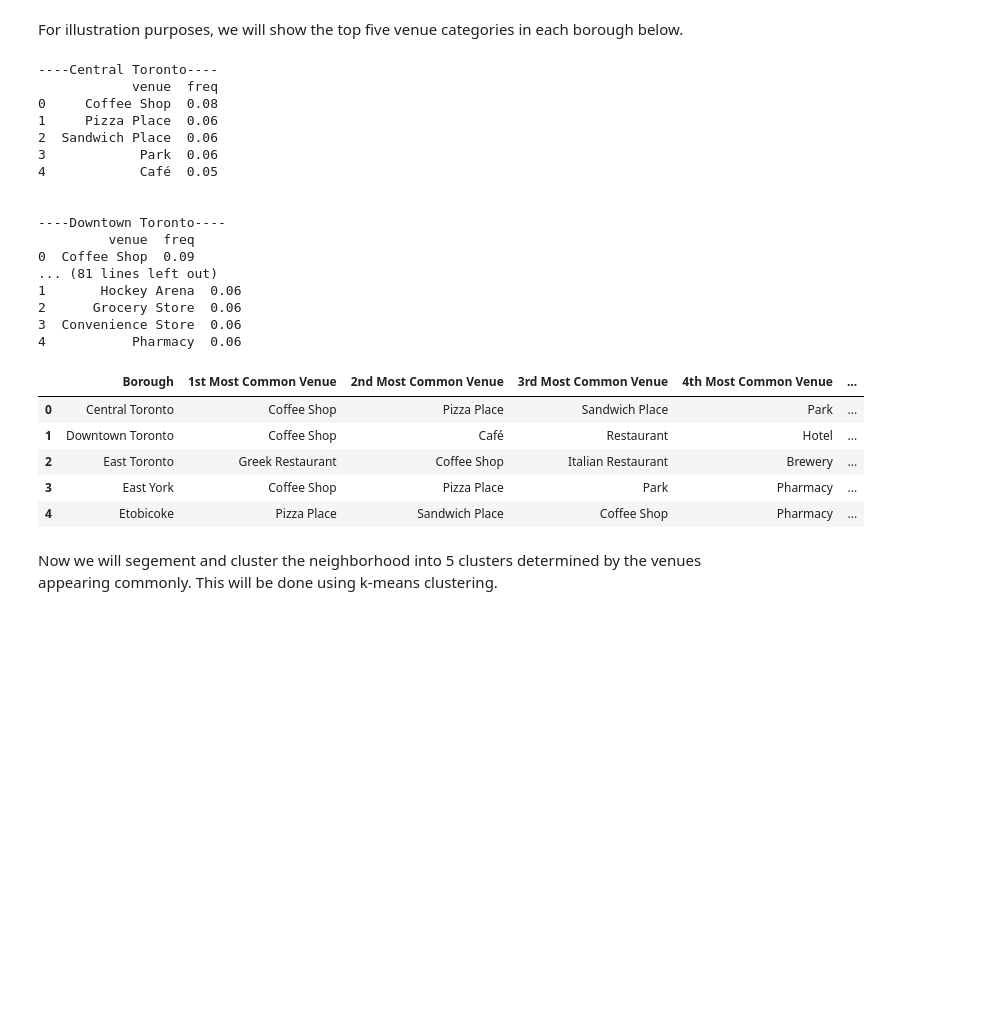
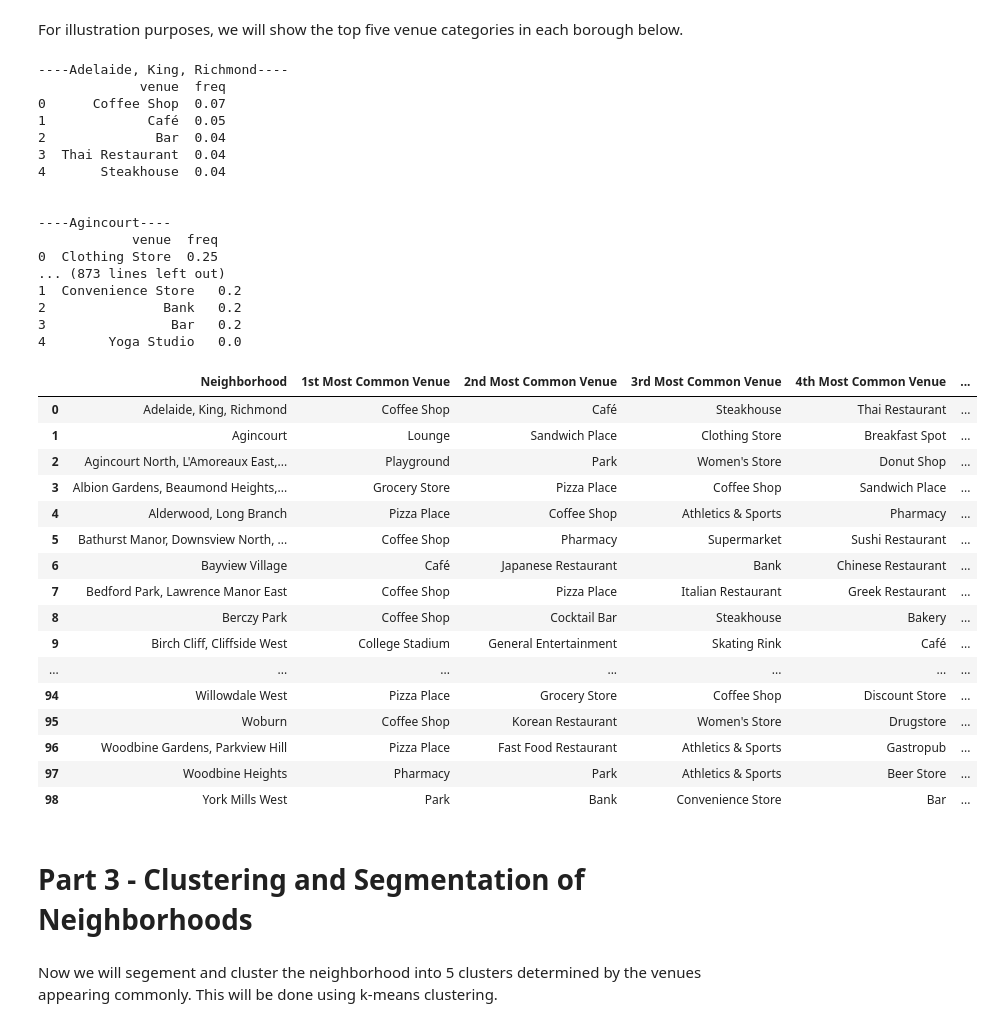
Before and after one commit to annahaensch/NeighborhoodViewer, a Jupyter notebook: Toronto Neighborhood Clustering Analysis.ipynb, the cells around one changed output. Saved outputs shown, nothing was run; the diff lists cells and outputs as text; code cells hidden in the pictures; blank space fills up the shorter version.

Commit message:
Published from Watson Studio.

```diff
--- a/Toronto Neighborhood Clustering Analysis.ipynb
+++ b/Toronto Neighborhood Clustering Analysis.ipynb
@@ -118,7 +122,7 @@ longitude = location.longitude
 map_toronto = folium.Map(location=[latitude, longitude], zoom_start=10)
 
 # add markers to map
-for lat, lng, borough in zip(df2['Latitude'], df2['Longitude'], df2['Borough']):
+for lat, lng, borough in zip(df2['Latitude'], df2['Longitude'], df2['Neighborhood']):
     label = '{}'.format(borough)
     label = folium.Popup(label, parse_html=True)
     folium.CircleMarker(
@@ -170,7 +174,7 @@ def getNearbyVenues(names, latitudes, longitudes, radius=500):
             v['venue']['categories'][0]['name']) for v in results])
 
     nearby_venues = pd.DataFrame([item for venue_list in venues_list for item in venue_list])
-    nearby_venues.columns = ['Borough',
+    nearby_venues.columns = ['Neighborhood',
                   'Latitude',
                   'Longitude',
                   'Venue',
@@ -184,7 +188,7 @@ LIMIT = 100
 
 radius = 500
 
-toronto_venues = getNearbyVenues(names=df2['Borough'],
+toronto_venues = getNearbyVenues(names=df2['Neighborhood'],
                                    latitudes=df2['Latitude'],
                                    longitudes=df2['Longitude']
                                   )
@@ -209,12 +213,12 @@ The 269 unique venue categries will be one hot encoded for the boroughs, and a n
 toronto_onehot = pd.get_dummies(toronto_venues[['Venue Category']], prefix="", prefix_sep="")
 
 # add neighborhood column back to dataframe
-toronto_onehot['Borough'] = toronto_venues['Borough']
+toronto_onehot['Neighborhood'] = toronto_venues['Neighborhood']
 
 # move neighborhood column to the first column
 fixed_columns = [toronto_onehot.columns[-1]] + list(toronto_onehot.columns[:-1])
 toronto_onehot = toronto_onehot[fixed_columns]
 
-toronto_grouped = toronto_onehot.groupby('Borough').mean().reset_index()
+toronto_grouped = toronto_onehot.groupby('Neighborhood').mean().reset_index()
 toronto_grouped.head()
 # %% [output]
@@ -229,9 +233,9 @@ For illustration purposes, we will show the top five venue categories in each bo
 # %%
 num_top_venues = 5
 
-for hood in toronto_grouped['Borough']:
+for hood in toronto_grouped['Neighborhood']:
     print("----"+hood+"----")
-    temp = toronto_grouped[toronto_grouped['Borough'] == hood].T.reset_index()
+    temp = toronto_grouped[toronto_grouped['Neighborhood'] == hood].T.reset_index()
     temp.columns = ['venue','freq']
     temp = temp.iloc[1:]
     temp['freq'] = temp['freq'].astype(float)
@@ -239,23 +243,23 @@ for hood in toronto_grouped['Borough']:
     print(temp.sort_values('freq', ascending=False).reset_index(drop=True).head(num_top_venues))
     print('\n')
 # %% [output]
-----Central Toronto----
-            venue  freq
-0     Coffee Shop  0.08
-1     Pizza Place  0.06
-2  Sandwich Place  0.06
-3            Park  0.06
-4            Café  0.05
+----Adelaide, King, Richmond----
+             venue  freq
+0      Coffee Shop  0.07
+1             Café  0.05
+2              Bar  0.04
+3  Thai Restaurant  0.04
+4       Steakhouse  0.04
 
 
-----Downtown Toronto----
-         venue  freq
-0  Coffee Shop  0.09
-... (81 lines left out)
-1       Hockey Arena  0.06
-2      Grocery Store  0.06
-3  Convenience Store  0.06
-4           Pharmacy  0.06
+----Agincourt----
+            venue  freq
+0  Clothing Store  0.25
+... (873 lines left out)
+1  Convenience Store   0.2
+2               Bank   0.2
+3                Bar   0.2
+4        Yoga Studio   0.0
 # %%
 def return_most_common_venues(row, num_top_venues):
     row_categories = row.iloc[1:]
@@ -265,31 +269,44 @@ def return_most_common_venues(row, num_top_venues):
 # %%
 num_top_venues = 10
 
 indicators = ['st', 'nd', 'rd']
 
 # create columns according to number of top venues
-columns = ['Borough']
+columns = ['Neighborhood']
 for ind in np.arange(num_top_venues):
     try:
         columns.append('{}{} Most Common Venue'.format(ind+1, indicators[ind]))
     except:
         columns.append('{}th Most Common Venue'.format(ind+1))
 
 # create a new dataframe
 boroughs_venues_sorted = pd.DataFrame(columns=columns)
-boroughs_venues_sorted['Borough'] = toronto_grouped['Borough']
+boroughs_venues_sorted['Neighborhood'] = toronto_grouped['Neighborhood']
 
 for ind in np.arange(toronto_grouped.shape[0]):
     boroughs_venues_sorted.iloc[ind, 1:] = return_most_common_venues(toronto_grouped.iloc[ind, :], num_top_venues)
 
-boroughs_venues_sorted.head()
+boroughs_venues_sorted
 # %% [output]
-|  | Borough | 1st Most Common Venue | 2nd Most Common Venue | 3rd Most Common Venue | 4th Most Common Venue | ... |
-| 0 | Central Toronto | Coffee Shop | Pizza Place | Sandwich Place | Park | ... |
-| 1 | Downtown Toronto | Coffee Shop | Café | Restaurant | Hotel | ... |
-| 2 | East Toronto | Greek Restaurant | Coffee Shop | Italian Restaurant | Brewery | ... |
-| 3 | East York | Coffee Shop | Pizza Place | Park | Pharmacy | ... |
-| 4 | Etobicoke | Pizza Place | Sandwich Place | Coffee Shop | Pharmacy | ... |
+|  | Neighborhood | 1st Most Common Venue | 2nd Most Common Venue | 3rd Most Common Venue | 4th Most Common Venue | ... |
+| 0 | Adelaide, King, Richmond | Coffee Shop | Café | Steakhouse | Thai Restaurant | ... |
+| 1 | Agincourt | Lounge | Sandwich Place | Clothing Store | Breakfast Spot | ... |
+| 2 | Agincourt North, L'Amoreaux East,... | Playground | Park | Women's Store | Donut Shop | ... |
+| 3 | Albion Gardens, Beaumond Heights,... | Grocery Store | Pizza Place | Coffee Shop | Sandwich Place | ... |
+| 4 | Alderwood, Long Branch | Pizza Place | Coffee Shop | Athletics & Sports | Pharmacy | ... |
+| 5 | Bathurst Manor, Downsview North, ... | Coffee Shop | Pharmacy | Supermarket | Sushi Restaurant | ... |
+| 6 | Bayview Village | Café | Japanese Restaurant | Bank | Chinese Restaurant | ... |
+| 7 | Bedford Park, Lawrence Manor East | Coffee Shop | Pizza Place | Italian Restaurant | Greek Restaurant | ... |
+| 8 | Berczy Park | Coffee Shop | Cocktail Bar | Steakhouse | Bakery | ... |
+| 9 | Birch Cliff, Cliffside West | College Stadium | General Entertainment | Skating Rink | Café | ... |
+| ... | ... | ... | ... | ... | ... | ... |
+| 94 | Willowdale West | Pizza Place | Grocery Store | Coffee Shop | Discount Store | ... |
+| 95 | Woburn | Coffee Shop | Korean Restaurant | Women's Store | Drugstore | ... |
+| 96 | Woodbine Gardens, Parkview Hill | Pizza Place | Fast Food Restaurant | Athletics & Sports | Gastropub | ... |
+| 97 | Woodbine Heights | Pharmacy | Park | Athletics & Sports | Beer Store | ... |
+| 98 | York Mills West | Park | Bank | Convenience Store | Bar | ... |
+# %% [markdown]
+# Part 3 - Clustering and Segmentation of Neighborhoods
 # %% [markdown]
 Now we will segement and cluster the neighborhood into 5 clusters determined by the venues appearing commonly. This will be done using k-means clustering.
 # %%
```
Also changed, not shown: parts of 23 cells of this notebook.
